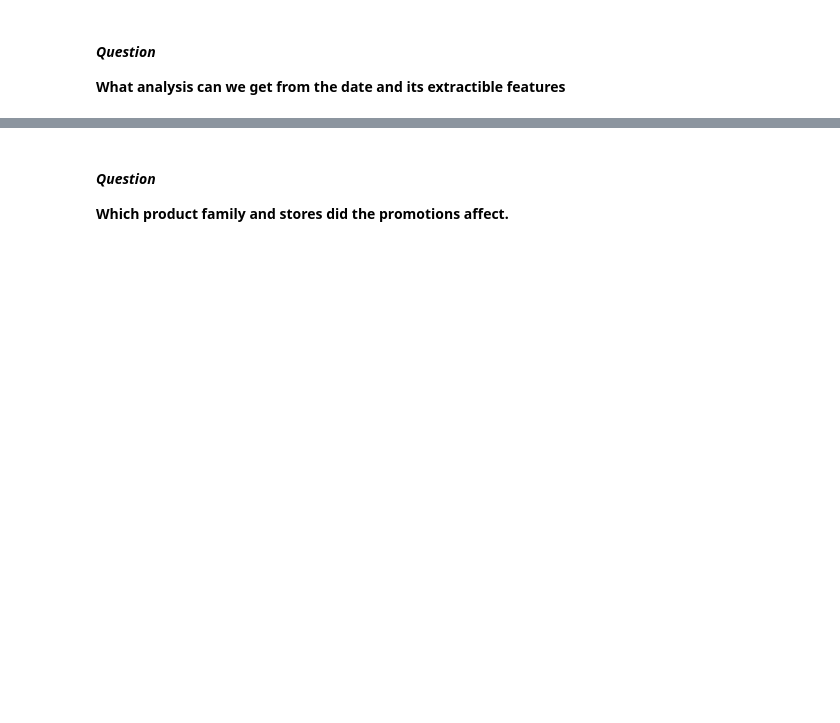
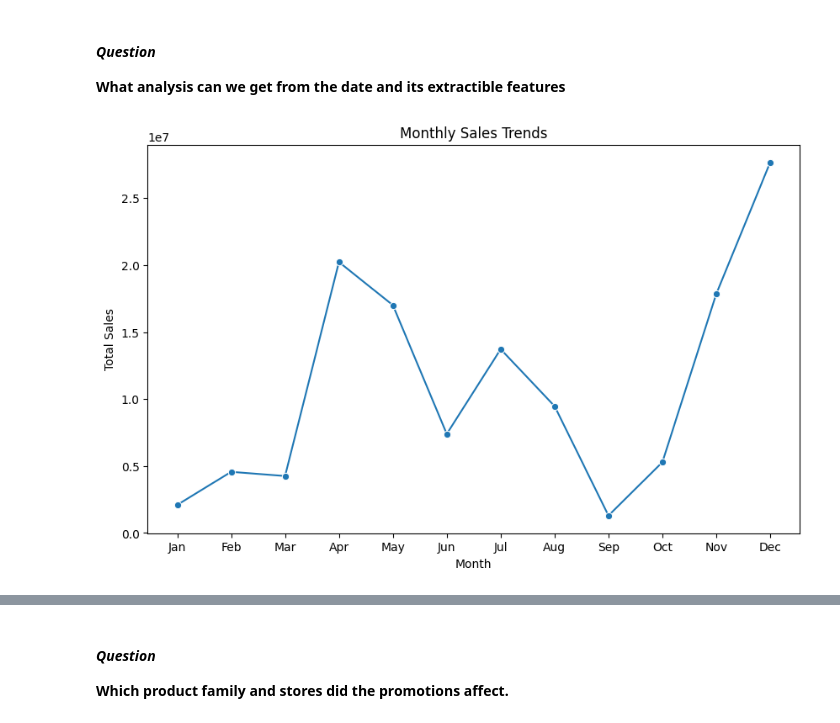
Before and after one commit to wamathaiwandeto/Time-Series-Regression-Analysis, a Jupyter notebook: notebooks/notebook.ipynb, the cells around one changed output, grey strips where cells are left out. Saved outputs shown, nothing was run; the diff lists cells and outputs as text; code cells hidden in the pictures; blank space fills up the shorter version.

```diff
--- a/notebooks/notebook.ipynb
+++ b/notebooks/notebook.ipynb
@@ -812,3 +867,21 @@ for group in groups:
 # %% [markdown]
 #### ***Question***
 **What analysis can we get from the date and its extractible features**
+# %%
+# Extract features from the 'date' column
+merged_df1['month'] = merged_df1['date'].dt.month
+merged_df1['year'] = merged_df1['date'].dt.year
+merged_df1['day_of_week'] = merged_df1['date'].dt.dayofweek  # Monday=0, Sunday=6
+merged_df1['is_holiday'] = merged_df1['transferred'].astype(int)  # Assuming 'transferred' indicates holidays
+# %%
+# Monthly Sales Trends
+monthly_sales = merged_df1.groupby('month')['sales'].sum()
+plt.figure(figsize=(10, 6))
+sns.lineplot(data=monthly_sales, marker='o')
+plt.title('Monthly Sales Trends')
+plt.xlabel('Month')
+plt.ylabel('Total Sales')
+plt.xticks(range(1, 13), ['Jan', 'Feb', 'Mar', 'Apr', 'May', 'Jun', 'Jul', 'Aug', 'Sep', 'Oct', 'Nov', 'Dec'])
+plt.show()
+# %% [output]
+[figure, added]
```
Also changed, not shown: parts of 17 cells of this notebook.
